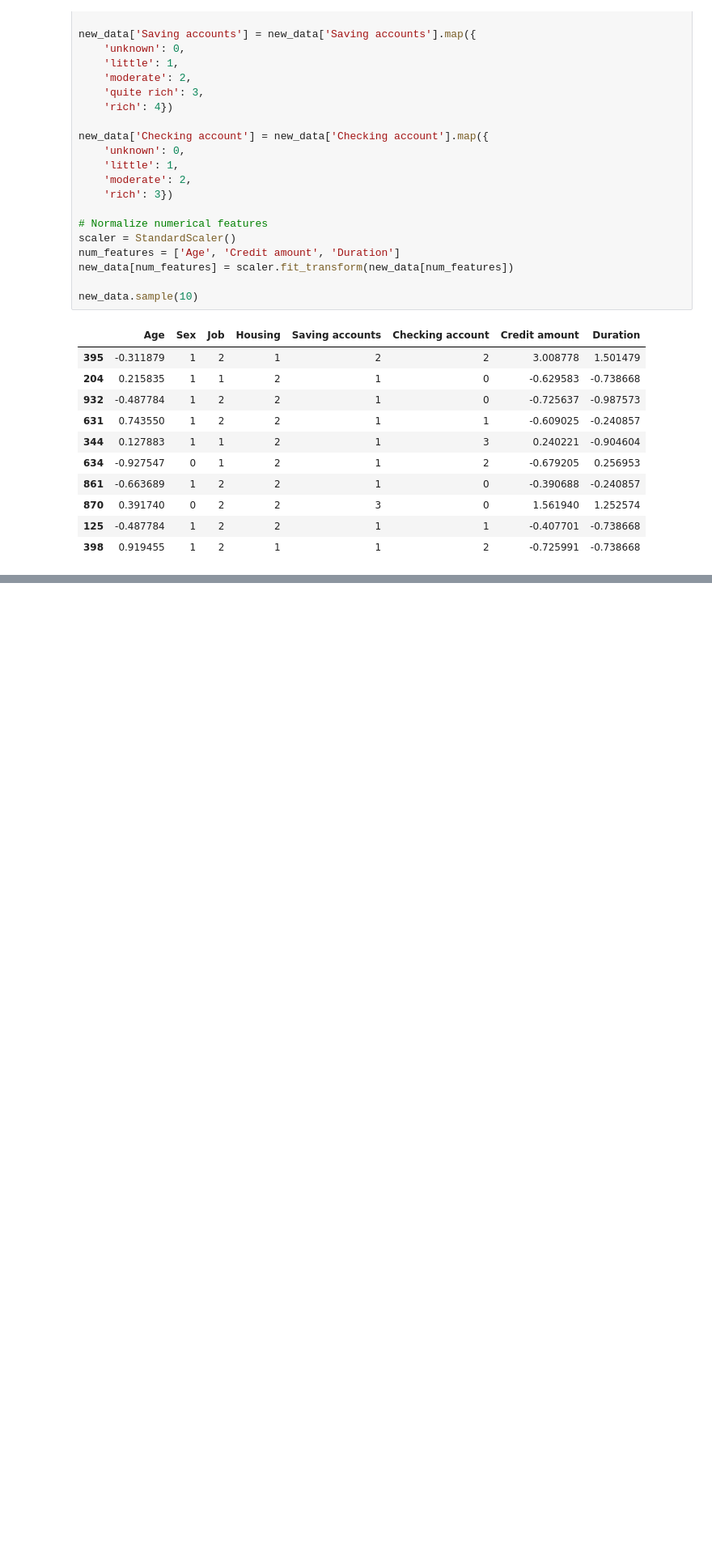
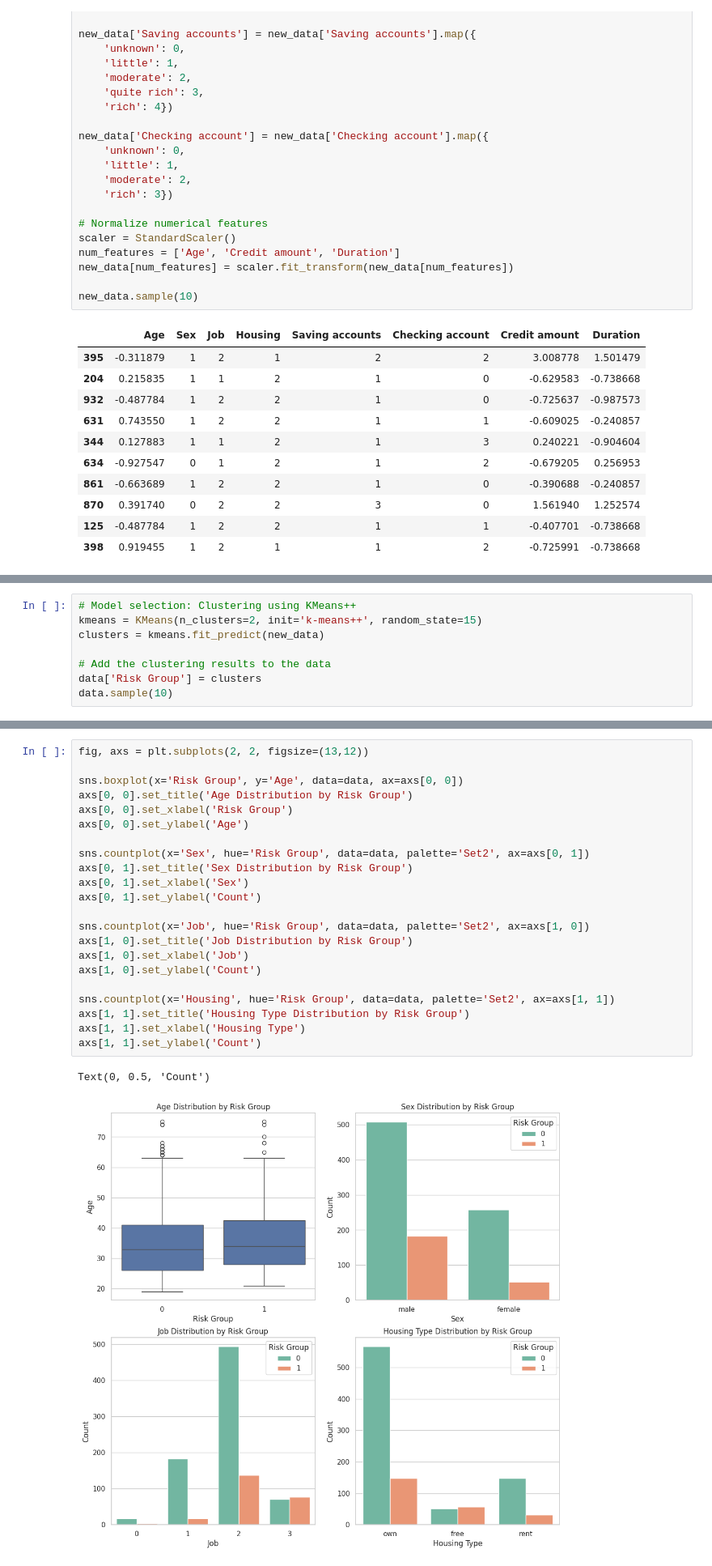
Before and after one commit to dataelvisliang/german_credit_risk, a Jupyter notebook: German_Credit_Risk.ipynb, the cells around one changed output, grey strips where cells are left out. Shown at 81% size. Saved outputs shown, nothing was run; the diff lists cells and outputs as text; blank space fills up the shorter version.

```diff
--- a/German_Credit_Risk.ipynb
+++ b/German_Credit_Risk.ipynb
@@ -381,0 +417,8 @@ new_data.sample(10)
+# %%
+# Model selection: Clustering using KMeans++
+kmeans = KMeans(n_clusters=2, init='k-means++', random_state=15)
+clusters = kmeans.fit_predict(new_data)
+
+# Add the clustering results to the data
+data['Risk Group'] = clusters
+data.sample(10)
@@ -381,0 +441,25 @@ new_data.sample(10)
+# %%
+fig, axs = plt.subplots(2, 2, figsize=(13,12))
+
+sns.boxplot(x='Risk Group', y='Age', data=data, ax=axs[0, 0])
+axs[0, 0].set_title('Age Distribution by Risk Group')
+axs[0, 0].set_xlabel('Risk Group')
+axs[0, 0].set_ylabel('Age')
+
+sns.countplot(x='Sex', hue='Risk Group', data=data, palette='Set2', ax=axs[0, 1])
+axs[0, 1].set_title('Sex Distribution by Risk Group')
+axs[0, 1].set_xlabel('Sex')
+axs[0, 1].set_ylabel('Count')
+
+sns.countplot(x='Job', hue='Risk Group', data=data, palette='Set2', ax=axs[1, 0])
+axs[1, 0].set_title('Job Distribution by Risk Group')
+axs[1, 0].set_xlabel('Job')
+axs[1, 0].set_ylabel('Count')
+
+sns.countplot(x='Housing', hue='Risk Group', data=data, palette='Set2', ax=axs[1, 1])
+axs[1, 1].set_title('Housing Type Distribution by Risk Group')
+axs[1, 1].set_xlabel('Housing Type')
+axs[1, 1].set_ylabel('Count')
+# %% [output]
+Text(0, 0.5, 'Count')
+[figure, added]
```
Also changed, not shown: parts of 26 cells of this notebook.
